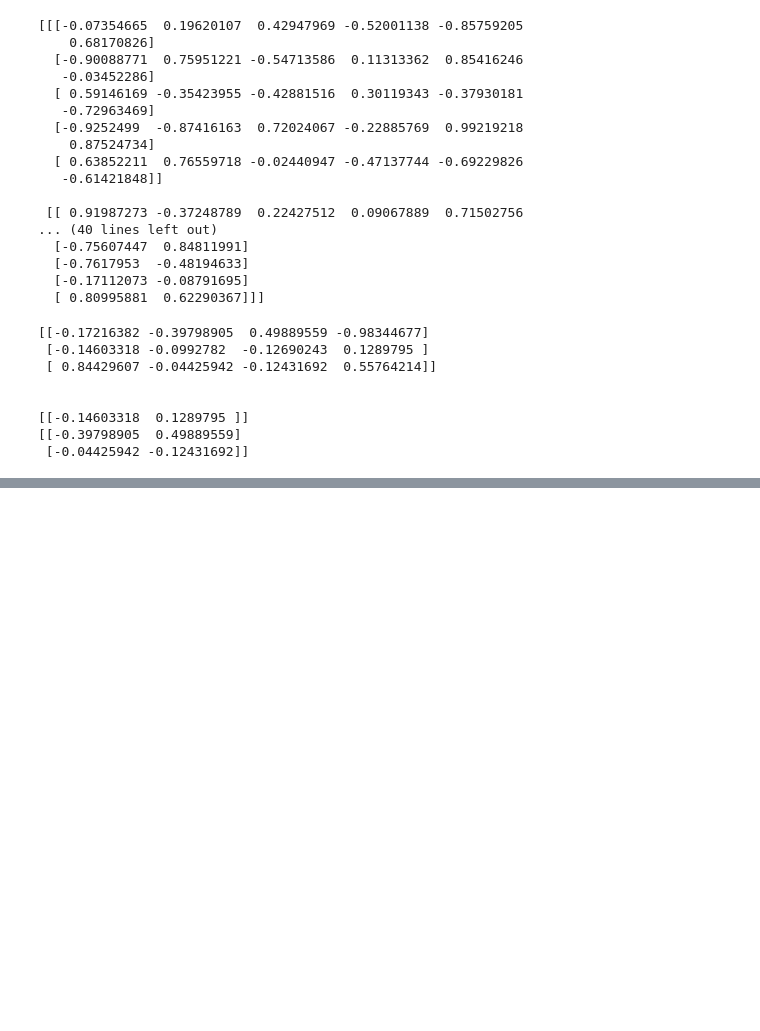
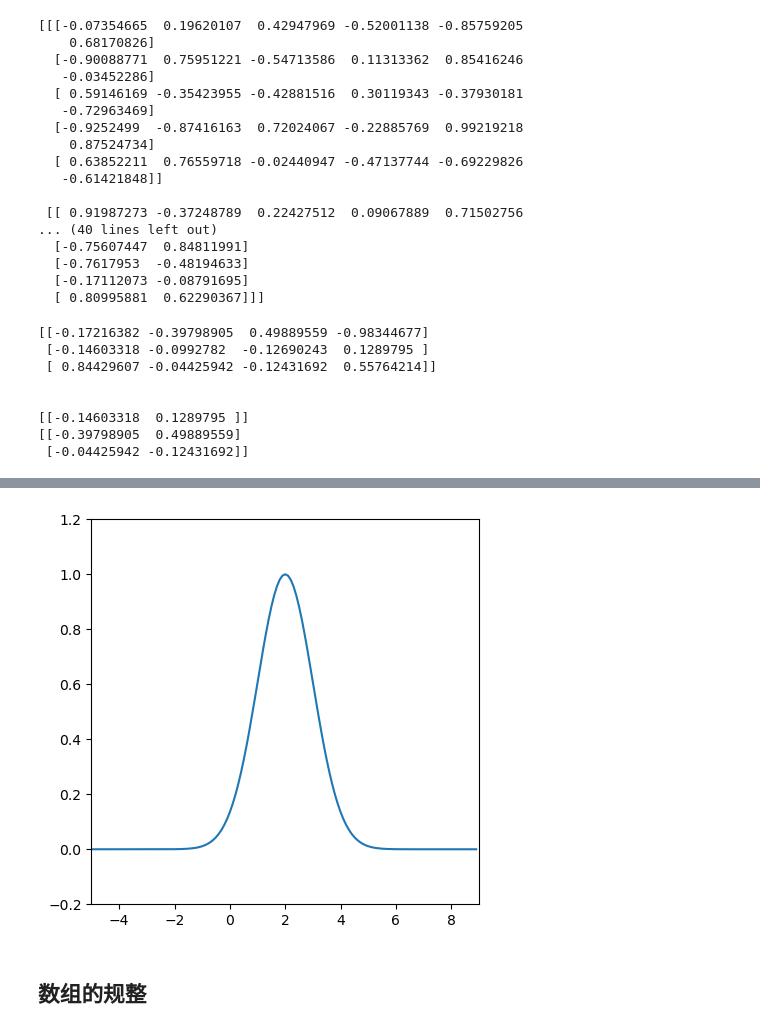
Before and after one commit to baixuchun/My_repository, a Jupyter notebook: numpy学习.ipynb, the cells around one changed output, grey strips where cells are left out. Drawn from its saved outputs; the diff is of its cells as text; code cells hidden in the pictures; blank space fills up the shorter version.

```diff
--- a/numpy学习.ipynb
+++ b/numpy学习.ipynb
@@ -482,0 +547,21 @@ print(b[[0,2],1:3])
+# %%
+# 作业
+import matplotlib.pyplot as plt
+a=1
+b=2
+c=1
+x=np.arange(-5,9,0.1)
+f=a*np.e**(-(x-b)**2/(2*c**2))
+
+
+fig,ax=plt.subplots(figsize=(5,5))
+ax.plot(x,f)
+ax.set_xlim(-5,9)
+ax.set_ylim(-0.2,1.2)
+ax.set_yticks(np.arange(-0.2,1.4,0.2))
+ax.set_xticks(np.arange(-4,10,2))
+plt.show()
+# %% [output]
+[figure, added]
+# %% [markdown]
+## 数组的规整
```
Also changed, not shown: parts of 24 cells of this notebook, 32 other files.
